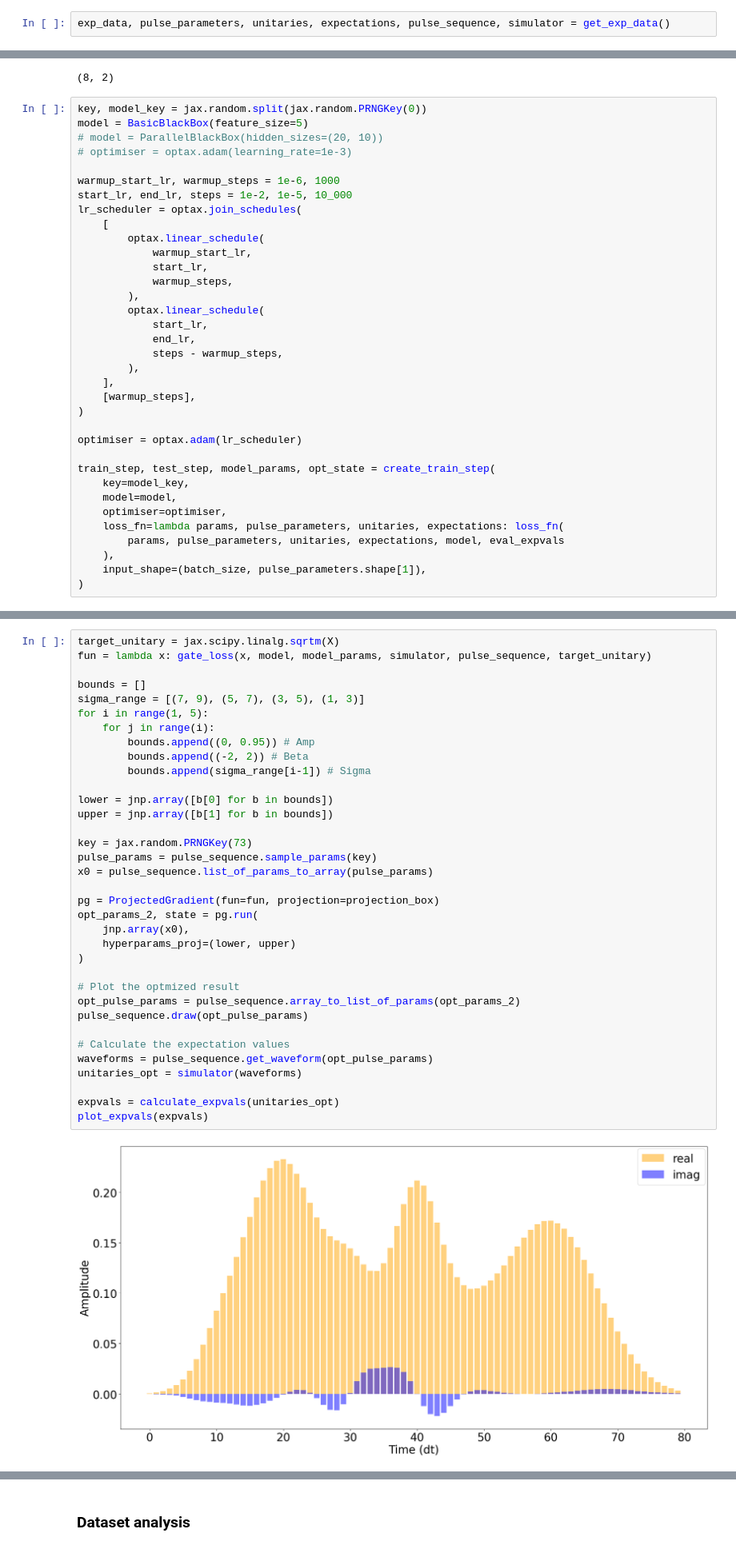
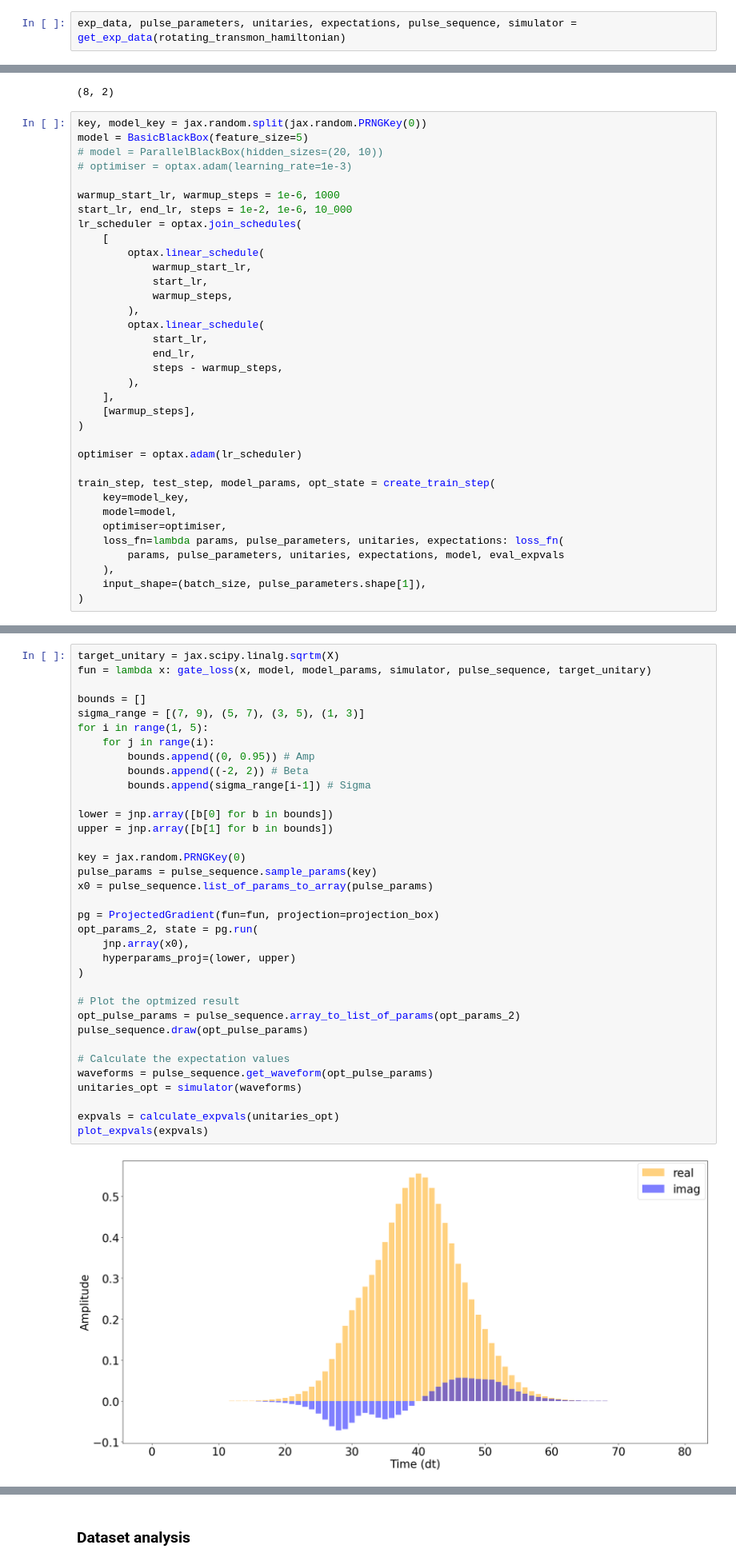
Before and after one commit to PorametPat/inspeqtor-paper-1, a Jupyter notebook: notebooks/note_0003_exp_data_0020.ipynb, the cells around one changed output, grey strips where cells are left out. Shown at 80% size. Saved outputs shown, nothing was run; the diff lists cells and outputs as text.

```diff
--- a/notebooks/note_0003_exp_data_0020.ipynb
+++ b/notebooks/note_0003_exp_data_0020.ipynb
@@ -30,7 +31,7 @@ import pandas as pd
 import matplotlib.pyplot as plt
 from alive_progress import alive_bar, alive_it
 # %%
-exp_data, pulse_parameters, unitaries, expectations, pulse_sequence, simulator = get_exp_data()
+exp_data, pulse_parameters, unitaries, expectations, pulse_sequence, simulator = get_exp_data(rotating_transmon_hamiltonian)
 # %% [output]
 Loaded data from 0020
 Prepared the waveforms for the experiment 0020
@@ -97,7 +98,7 @@ model = BasicBlackBox(feature_size=5)
 # optimiser = optax.adam(learning_rate=1e-3)
 
 warmup_start_lr, warmup_steps = 1e-6, 1000
-start_lr, end_lr, steps = 1e-2, 1e-5, 10_000
+start_lr, end_lr, steps = 1e-2, 1e-6, 10_000
 lr_scheduler = optax.join_schedules(
     [
         optax.linear_schedule(
@@ -289,32 +290,32 @@ bounds = []
 sigma_range = [(7, 9), (5, 7), (3, 5), (1, 3)]
 for i in range(1, 5):
     for j in range(i):
         bounds.append((0, 0.95)) # Amp
         bounds.append((-2, 2)) # Beta
         bounds.append(sigma_range[i-1]) # Sigma
 
 lower = jnp.array([b[0] for b in bounds])
 upper = jnp.array([b[1] for b in bounds])
 
-key = jax.random.PRNGKey(73)
+key = jax.random.PRNGKey(0)
 pulse_params = pulse_sequence.sample_params(key)
 x0 = pulse_sequence.list_of_params_to_array(pulse_params)
 
 pg = ProjectedGradient(fun=fun, projection=projection_box)
 opt_params_2, state = pg.run(
     jnp.array(x0),
     hyperparams_proj=(lower, upper)
 )
 
 # Plot the optmized result
 opt_pulse_params = pulse_sequence.array_to_list_of_params(opt_params_2)
 pulse_sequence.draw(opt_pulse_params)
 
 # Calculate the expectation values
 waveforms = pulse_sequence.get_waveform(opt_pulse_params)
 unitaries_opt = simulator(waveforms)
 
 expvals = calculate_expvals(unitaries_opt)
 plot_expvals(expvals)
 # %% [output]
-[figure, old version]
+[figure, new version]
```
Also changed, not shown: parts of 6 cells of this notebook, 21 other files.
